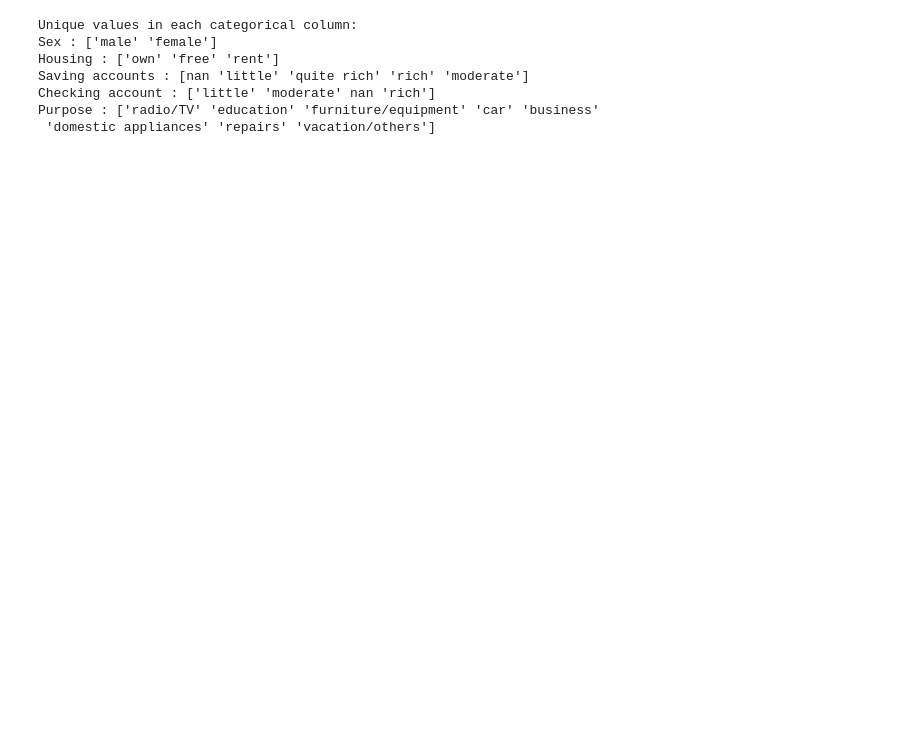
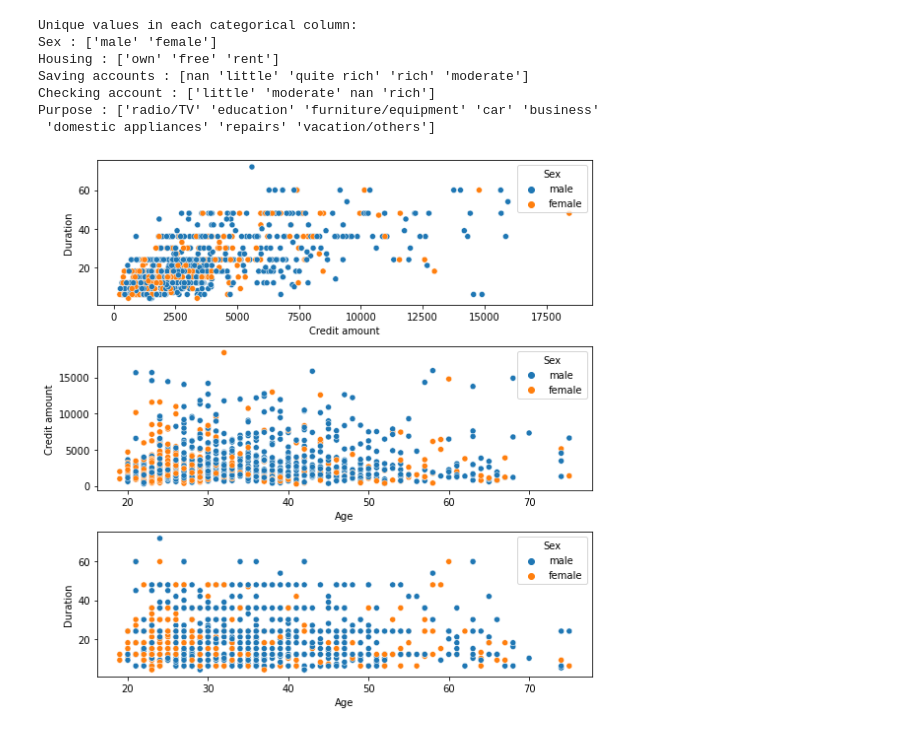
Before and after one commit to bor20/credit, a Jupyter notebook: credit.ipynb, the cells around one changed output. Cells and saved outputs as stored; diff of their text form; code cells hidden in the pictures; blank space fills up the shorter version.

```diff
--- a/credit.ipynb
+++ b/credit.ipynb
@@ -111,3 +115,7 @@ def scatters(data, h=None, pal=None):
     sns.scatterplot(x="Age",y="Credit amount", hue=h, palette=pal, data=data, ax=ax2)
     sns.scatterplot(x="Age",y="Duration", hue=h, palette=pal, data=data, ax=ax3)
     plt.tight_layout()
+# %%
+scatters(data, h="Sex")
+# %% [output]
+[figure, added]
```
Also changed, not shown: parts of 9 cells of this notebook.
